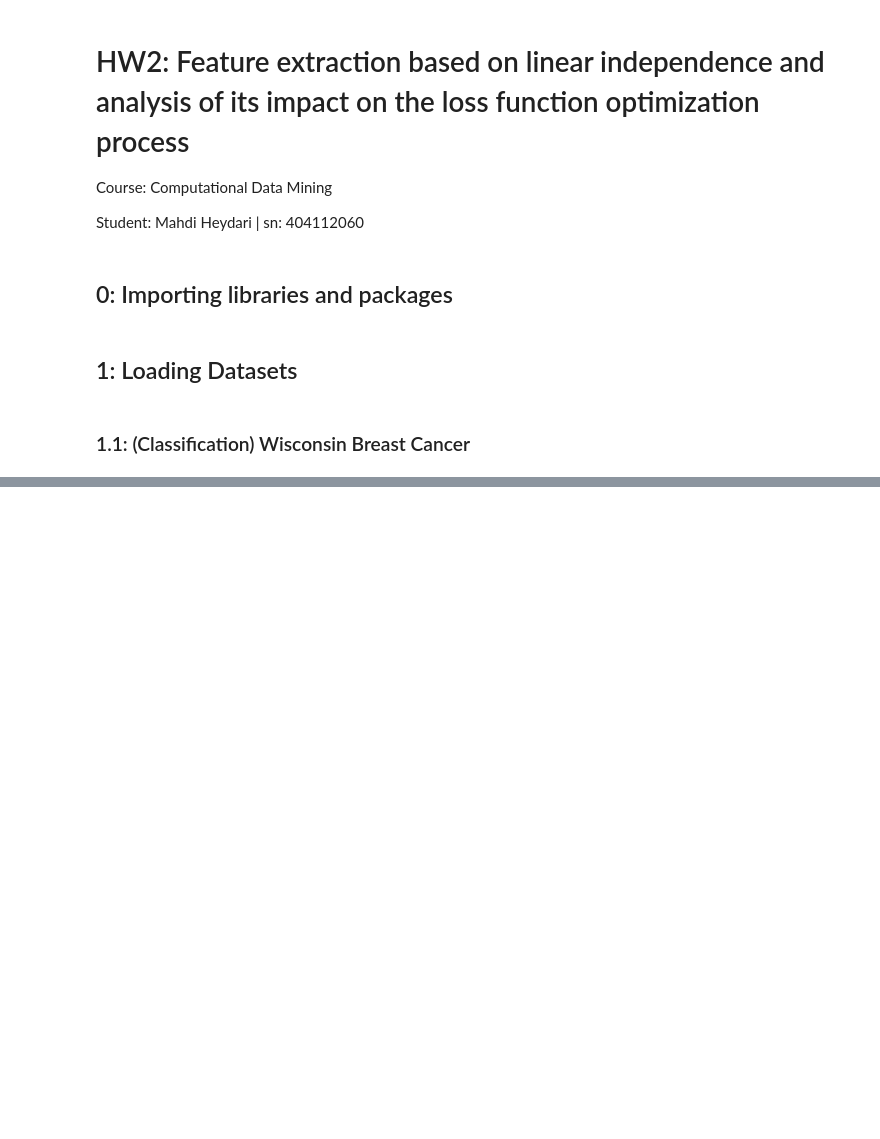
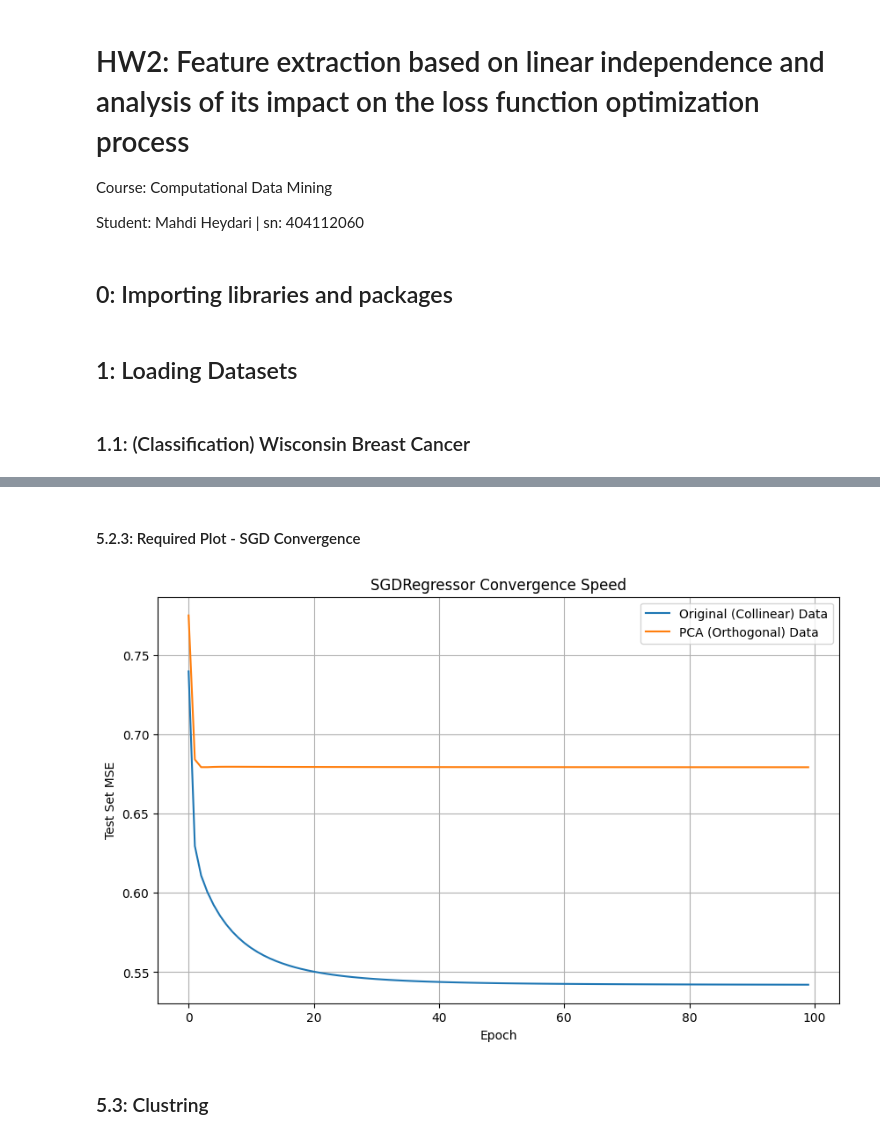
Before and after one commit to MrHidr/AUT.CDM.matrix-accelerated-fpm, a Jupyter notebook: HW2/HW2.ipynb, the cells around one changed output, grey strips where cells are left out. Drawn from its saved outputs; the diff is of its cells as text; code cells hidden in the pictures; blank space fills up the shorter version.

Commit message:
added rest of hw
complete steps (1 to 5)

```diff
--- a/HW2/HW2.ipynb
+++ b/HW2/HW2.ipynb
@@ -116,0 +542,16 @@ None
+# %%
+# >>> Regression (Housing) Data Splits
+X_reg_train_orig, X_reg_test_orig, y_reg_train, y_reg_test = train_test_split(
+    X_reg_scaled_df, y_reg, test_size=0.2, random_state=21
+)
+
+#pca (step3)
+X_reg_train_pca, X_reg_test_pca, _, _ = train_test_split(
+    X_reg_pca, y_reg, test_size=0.2, random_state=21
+)
+
+# rfe (step 4)
+X_reg_train_rfe, X_reg_test_rfe, _, _ = train_test_split(
+    X_reg_selected, y_reg, test_size=0.2, random_state=21
+)
+print("All datasets are split with a consistent random_state=21.")
@@ -116,0 +753,39 @@ None
+# %% [markdown]
+#### 5.2.3: Required Plot - SGD Convergence
+# %%
+
+def plot_sgd_convergence(X_train_orig, X_train_pca, y_train, X_test_orig, X_test_pca, y_test):
+
+    sgd1 = SGDRegressor(max_iter=1, warm_start=True, random_state=21, eta0=0.001)
+    sgd2 = SGDRegressor(max_iter=1, warm_start=True, random_state=21, eta0=0.001)
+
+    epochs = 100
+    loss_orig = []
+    loss_pca = []
+
+    y_train_safe = np.copy(y_train)
+
+    for epoch in range(epochs):
+        sgd1.partial_fit(X_train_orig, y_train_safe)
+        sgd2.partial_fit(X_train_pca, y_train_safe)
+
+        loss_orig.append(mean_squared_error(y_test, sgd1.predict(X_test_orig)))
+        loss_pca.append(mean_squared_error(y_test, sgd2.predict(X_test_pca)))
+
+    plt.figure(figsize=(10, 6))
+    plt.plot(loss_orig, label='Original (Collinear) Data')
+    plt.plot(loss_pca, label='PCA (Orthogonal) Data')
+    plt.xlabel('Epoch')
+    plt.ylabel('Test Set MSE')
+    plt.title('SGDRegressor Convergence Speed')
+    plt.legend()
+    plt.grid(True)
+    plt.show()
+
+# Generate the plot
+plot_sgd_convergence(X_reg_train_orig, X_reg_train_pca, y_reg_train,
+                     X_reg_test_orig, X_reg_test_pca, y_reg_test)
+# %% [output]
+[figure, added]
+# %% [markdown]
+### 5.3: Clustring
```
Also changed, not shown: parts of 59 cells of this notebook, 2 other files.
